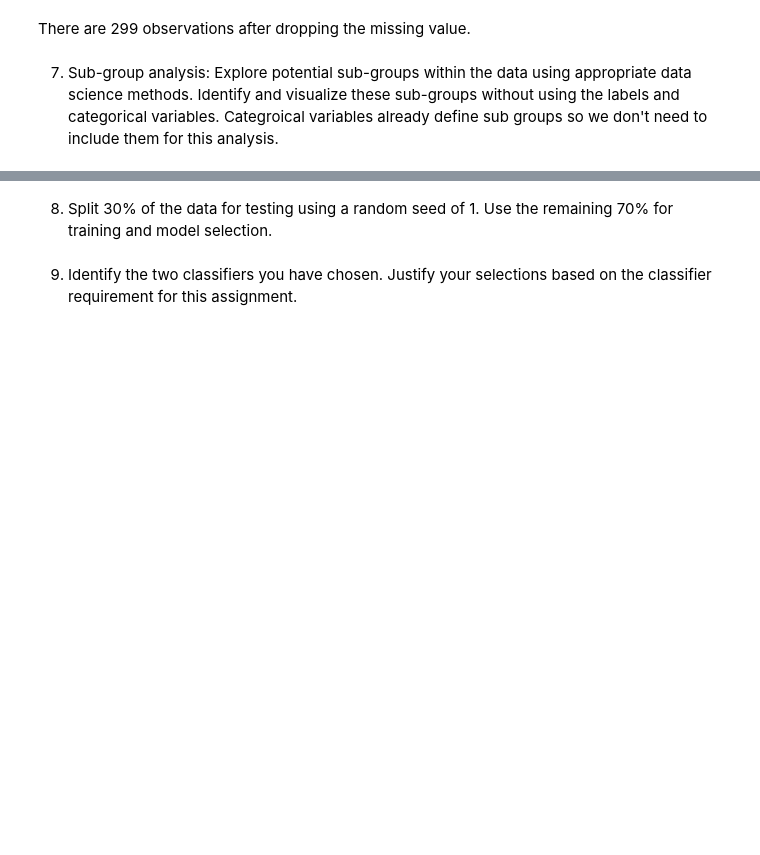
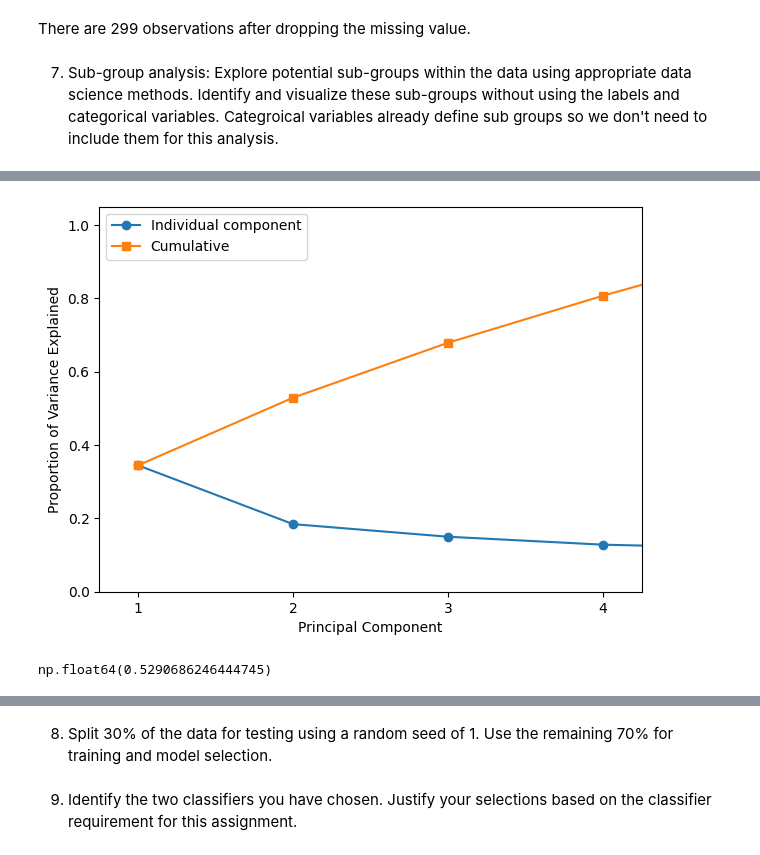
Before and after one commit to martin070904/clus-mar117, a Jupyter notebook: test.ipynb, the cells around one changed output, grey strips where cells are left out. Drawn from its saved outputs; the diff is of its cells as text; code cells hidden in the pictures; blank space fills up the shorter version.

```diff
--- a/test.ipynb
+++ b/test.ipynb
@@ -181,0 +302,4 @@ There are 299 observations after dropping the missing value.
+# %%
+k_m = KMeans(n_clusters=2, n_init=20, random_state=0)
+k_m.fit(all_std)
+k_m.labels_
@@ -181,0 +321,6 @@ There are 299 observations after dropping the missing value.
+# %%
+pca_X = PCA()
+X = pd.DataFrame(all_std, all_std.index, all_std.columns)
+# %%
+pca_loadings =pd.DataFrame(pca_X.fit(X).components_.T,index=all_std.columns, columns=['PC1','PC2','PC3','PC4','PC5','PC6'])
+pca_loadings
@@ -181,0 +335,5 @@ There are 299 observations after dropping the missing value.
+# %%
+pc_scores =pd.DataFrame(pca_X.fit_transform(X),
+columns=['PC1','PC2', 'PC3', 'PC4','PC5','PC6'],
+index=X.index)
+pc_scores.head(6)
@@ -181,0 +348,18 @@ There are 299 observations after dropping the missing value.
+# %%
+plt.figure(figsize=(7,5))
+plt.plot([1,2,3,4,5,6], pca_X.explained_variance_ratio_, '-o', label='Individual component')
+plt.plot([1,2,3,4,5,6], np.cumsum(pca_X.explained_variance_ratio_), '-s', label='Cumulative')
+plt.ylabel('Proportion of Variance Explained')
+plt.xlabel('Principal Component')
+plt.xlim(0.75,4.25)
+plt.ylim(0,1.05)
+plt.xticks([1,2,3,4])
+plt.legend(loc=2)
+plt.show()
+# %% [output]
+[figure, added]
+# %%
+PCA_var=sum(pca_X.explained_variance_ratio_[0:2])
+PCA_var
+# %% [output]
+np.float64(0.5290686246444745)
```
Also changed, not shown: parts of 14 cells of this notebook.
